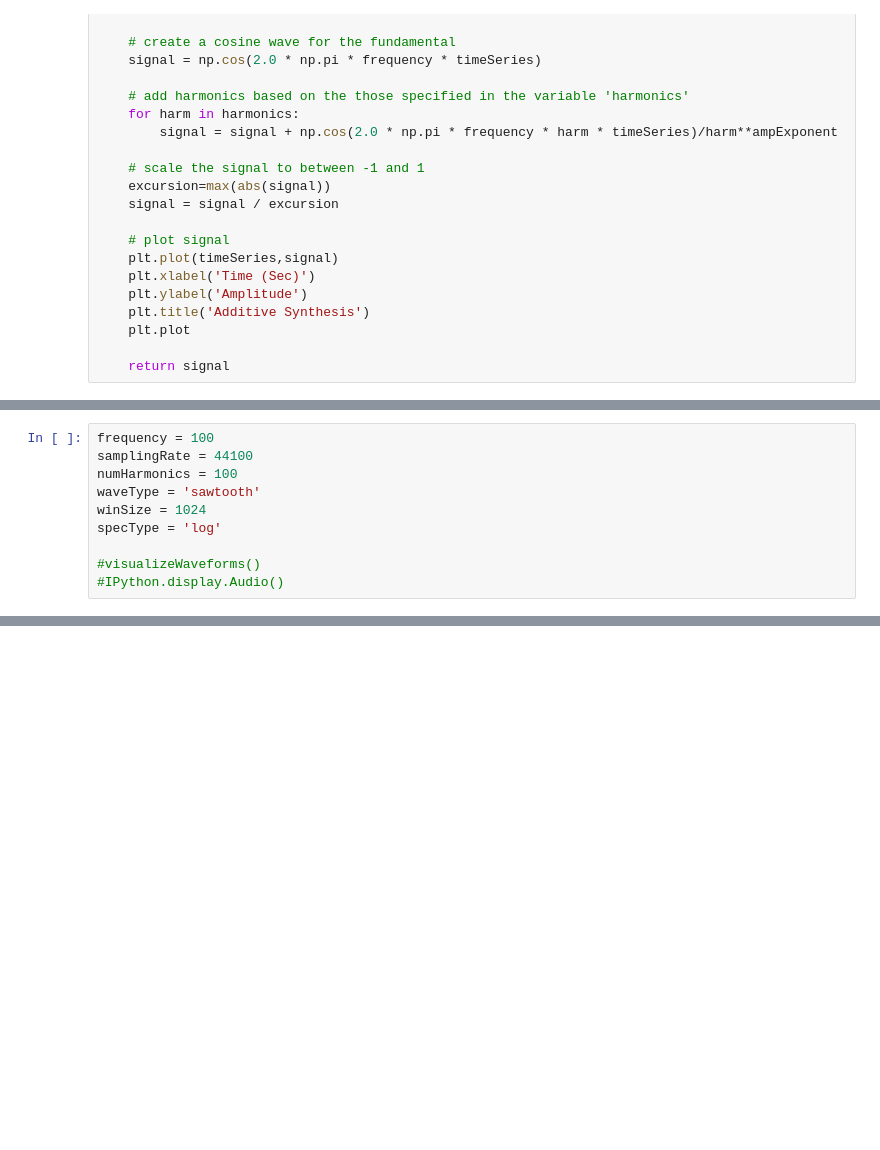
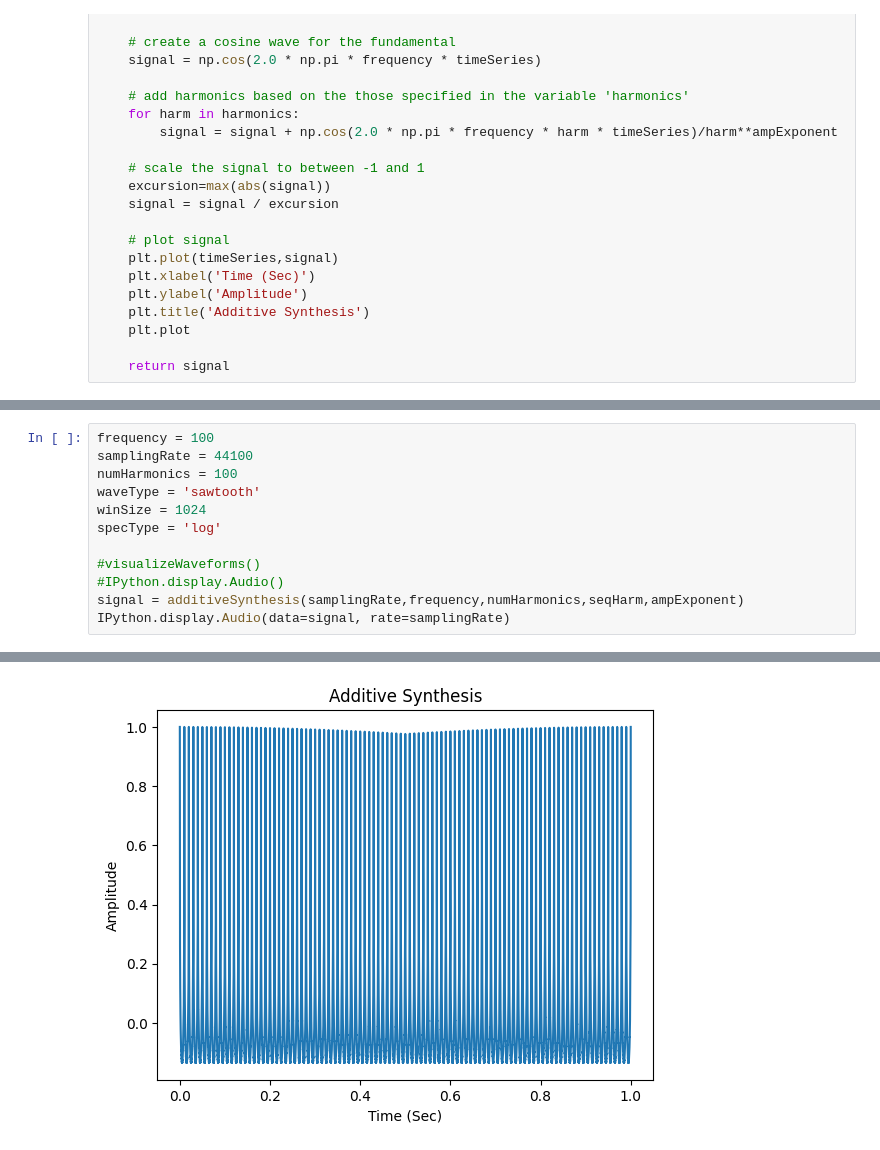
Before and after one commit to IsabellIngram751/MusicComputingIsabellIngram, a Jupyter notebook: labassignment4.ipynb, the cells around one changed output, grey strips where cells are left out. Cells and saved outputs as stored; diff of their text form; blank space fills up the shorter version.

```diff
--- a/labassignment4.ipynb
+++ b/labassignment4.ipynb
@@ -126,3 +144,6 @@ specType = 'log'
 
 #visualizeWaveforms()
 #IPython.display.Audio()
+signal = additiveSynthesis(samplingRate,frequency,numHarmonics,seqHarm,ampExponent)
+IPython.display.Audio(data=signal, rate=samplingRate)
+# %% [output]
@@ -129,3 +151,4 @@ specType = 'log'
+[figure, added]
 # %%
 frequency = 100
 samplingRate = 44100
```
Also changed, not shown: parts of 10 cells of this notebook.
